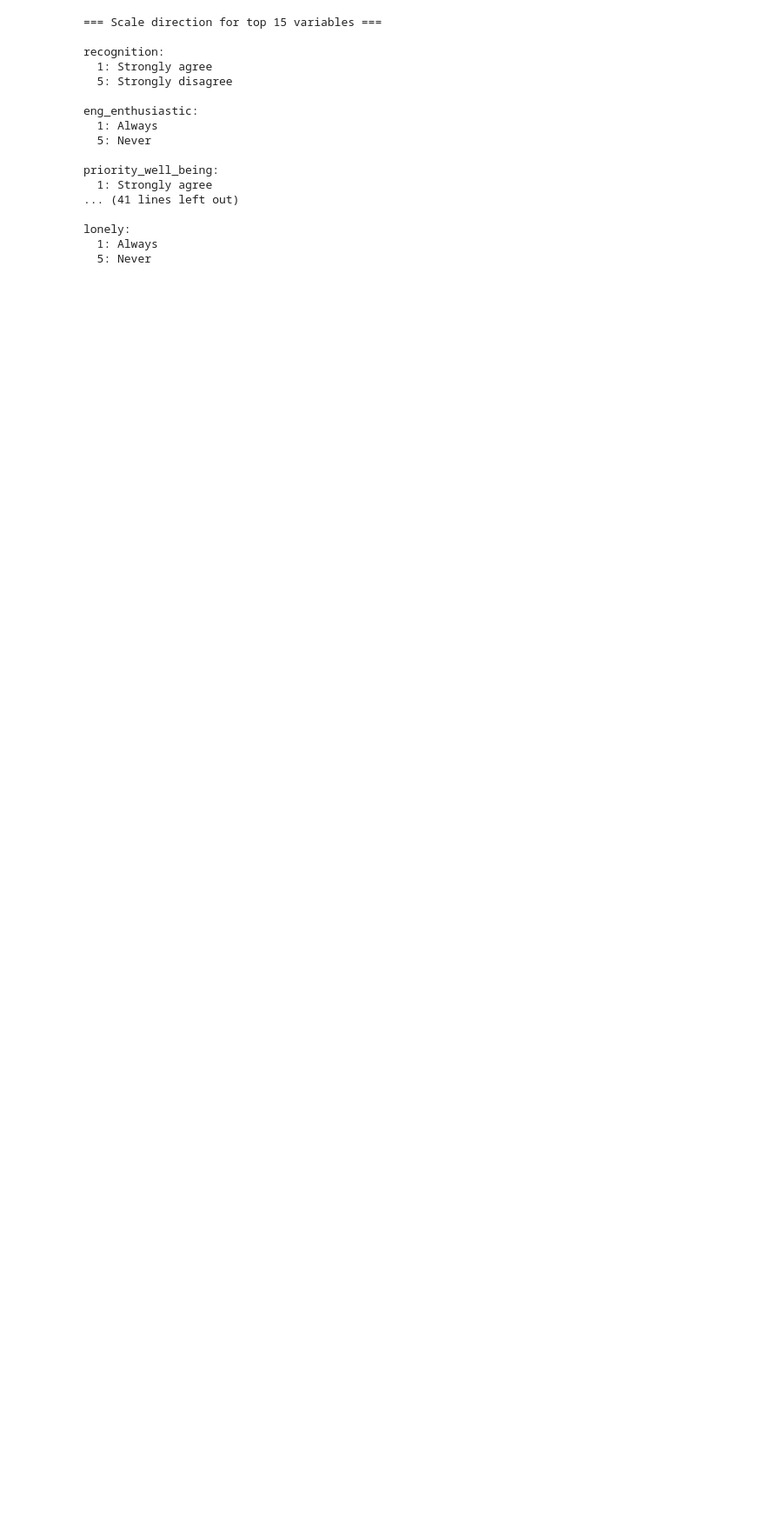
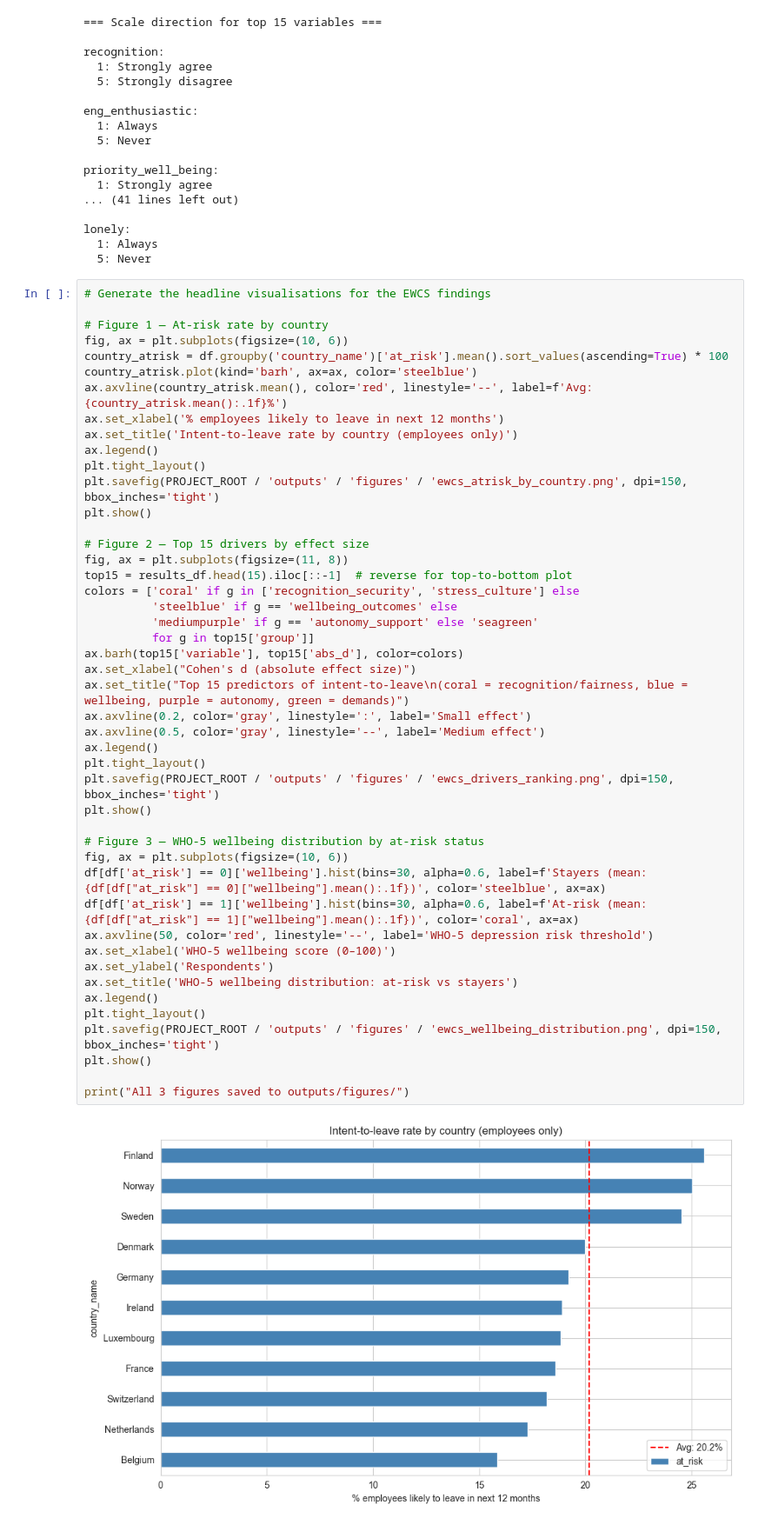
Before and after one commit to Abhi4091-art/Wellmatch-Ltd, a Jupyter notebook: notebooks/02_ewcs_eda.ipynb, the cells around one changed output. Shown at 87% size. Drawn from its saved outputs; the diff is of its cells as text; blank space fills up the shorter version.

```diff
--- a/notebooks/02_ewcs_eda.ipynb
+++ b/notebooks/02_ewcs_eda.ipynb
@@ -502,3 +502,51 @@ priority_well_being:
 lonely:
   1: Always
   5: Never
+# %%
+# Generate the headline visualisations for the EWCS findings
+
+# Figure 1 — At-risk rate by country
+fig, ax = plt.subplots(figsize=(10, 6))
+country_atrisk = df.groupby('country_name')['at_risk'].mean().sort_values(ascending=True) * 100
+country_atrisk.plot(kind='barh', ax=ax, color='steelblue')
+ax.axvline(country_atrisk.mean(), color='red', linestyle='--', label=f'Avg: {country_atrisk.mean():.1f}%')
+ax.set_xlabel('% employees likely to leave in next 12 months')
+ax.set_title('Intent-to-leave rate by country (employees only)')
+ax.legend()
+plt.tight_layout()
+plt.savefig(PROJECT_ROOT / 'outputs' / 'figures' / 'ewcs_atrisk_by_country.png', dpi=150, bbox_inches='tight')
+plt.show()
+
+# Figure 2 — Top 15 drivers by effect size
+fig, ax = plt.subplots(figsize=(11, 8))
+top15 = results_df.head(15).iloc[::-1]  # reverse for top-to-bottom plot
+colors = ['coral' if g in ['recognition_security', 'stress_culture'] else
+          'steelblue' if g == 'wellbeing_outcomes' else
+          'mediumpurple' if g == 'autonomy_support' else 'seagreen'
+          for g in top15['group']]
+ax.barh(top15['variable'], top15['abs_d'], color=colors)
+ax.set_xlabel("Cohen's d (absolute effect size)")
+ax.set_title("Top 15 predictors of intent-to-leave\n(coral = recognition/fairness, blue = wellbeing, purple = autonomy, green = demands)")
+ax.axvline(0.2, color='gray', linestyle=':', label='Small effect')
+ax.axvline(0.5, color='gray', linestyle='--', label='Medium effect')
+ax.legend()
+plt.tight_layout()
+plt.savefig(PROJECT_ROOT / 'outputs' / 'figures' / 'ewcs_drivers_ranking.png', dpi=150, bbox_inches='tight')
+plt.show()
+
+# Figure 3 — WHO-5 wellbeing distribution by at-risk status
+fig, ax = plt.subplots(figsize=(10, 6))
+df[df['at_risk'] == 0]['wellbeing'].hist(bins=30, alpha=0.6, label=f'Stayers (mean: {df[df["at_risk"] == 0]["wellbeing"].mean():.1f})', color='steelblue', ax=ax)
+df[df['at_risk'] == 1]['wellbeing'].hist(bins=30, alpha=0.6, label=f'At-risk (mean: {df[df["at_risk"] == 1]["wellbeing"].mean():.1f})', color='coral', ax=ax)
+ax.axvline(50, color='red', linestyle='--', label='WHO-5 depression risk threshold')
+ax.set_xlabel('WHO-5 wellbeing score (0–100)')
+ax.set_ylabel('Respondents')
+ax.set_title('WHO-5 wellbeing distribution: at-risk vs stayers')
+ax.legend()
+plt.tight_layout()
+plt.savefig(PROJECT_ROOT / 'outputs' / 'figures' / 'ewcs_wellbeing_distribution.png', dpi=150, bbox_inches='tight')
+plt.show()
+
+print("All 3 figures saved to outputs/figures/")
+# %% [output]
+[figure, added]
```
Also changed, not shown: parts of 1 cell of this notebook, 3 other files.
